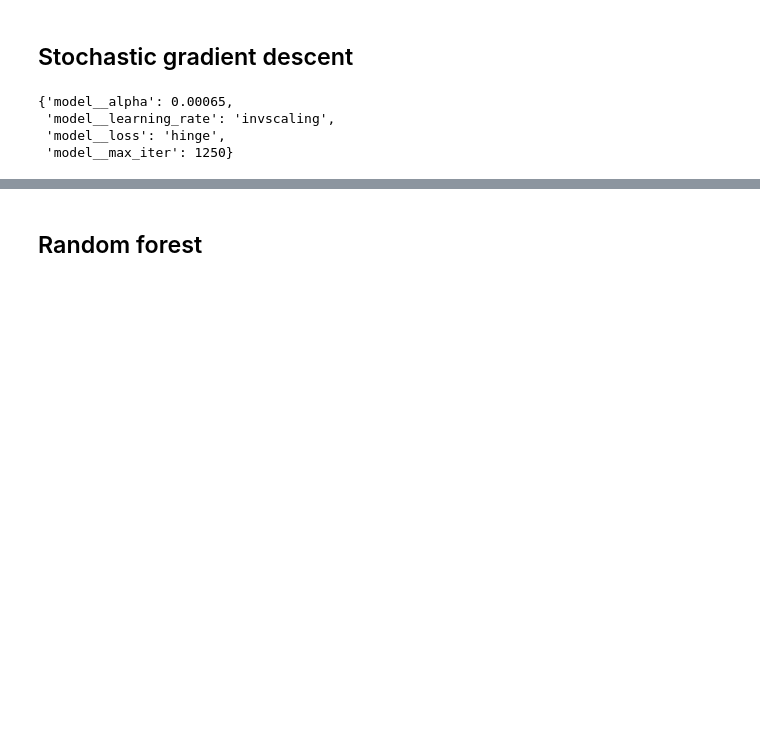
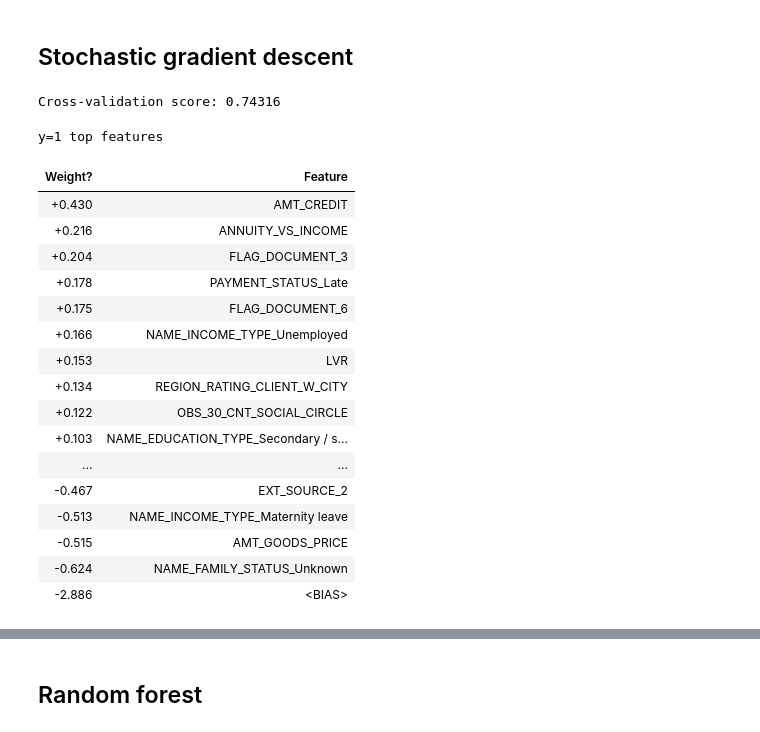
Before and after one commit to Gedas-LT/kaggle-home-credit, a Jupyter notebook: notebook.ipynb, the cells around one changed output, grey strips where cells are left out. Drawn from its saved outputs; the diff is of its cells as text; code cells hidden in the pictures; blank space fills up the shorter version.

```diff
--- a/notebook.ipynb
+++ b/notebook.ipynb
@@ -899,7 +895,7 @@ Wall time: 2.45 s
 # %% [markdown]
 ## Stochastic gradient descent
 # %%
-sgd = SGDClassifier(random_state=42, eta0=0.00001)
+sgd = SGDClassifier(loss="log", random_state=42)
 # %%
 sgd_pipe = Pipeline(
     steps=[
@@ -919,6 +915,58 @@ sgd_pipe = Pipeline(
         ("model", sgd)
     ]
 )
+# %%
+sgd_pipe.fit(X_train, y_train)
+sgd_probs = sgd_pipe.predict_proba(X_val)
+sgd_score_rt = round(roc_auc_score(y_val, sgd_probs[:, 1]), 5)
+print("Cross-validation score:", sgd_score_rt)
+# %% [output]
+Cross-validation score: 0.74316
+# %%
+# Dataframe with all additional columns from custom transfomers used in SGDClassifier pipeline.
+
+sgd_df = X_train.copy()
+
+sgd_df = blend_organization_type(input_df=sgd_df)
+sgd_df = credit_card_dpd(input_df=sgd_df, credit_card_df=credit_card_balance)
+sgd_df = flag_insurance(input_df=sgd_df)
+sgd_df = pandas_binning(input_df=sgd_df, feature="AGE", bins=age_bins, labels=age_labels)
+sgd_df = prev_credit_type_counter(input_df=sgd_df, previous_application_df=previous_application)
+sgd_df = prev_flag_insurance(input_df=sgd_df, previous_application_df=previous_application)
+sgd_df = annuity_income_ratio(input_df=sgd_df)
+sgd_df = prev_annuity_income_ratio(input_df=sgd_df, previous_application_df=previous_application)
+sgd_df = enquiries(input_df=sgd_df, enquiries_list=enquiries_list)
+sgd_df = prev_dpd_flag(input_df=sgd_df, bureau_balance_df=bureau_balance, bureau_df=bureau, dpd_notation=dpd_notation)
+sgd_df = installments_version(input_df=sgd_df, installments_payments_df=installments_payments)
+# %%
+# Steps for getting names of features used in ELI5.
+
+features_before_ohe = sgd_pipe.named_steps["preprocessor"].transformers_[0][2]
+sgd_features = sgd_pipe.named_steps["preprocessor"].named_transformers_["cat_transformer"].get_feature_names_out(features_before_ohe).tolist()
+remainder_features_indexes = sgd_pipe.named_steps["preprocessor"].transformers_[1][2]
+remainder_features = sgd_df.columns[remainder_features_indexes]
+sgd_features.extend(remainder_features)
+# %%
+eli5.explain_weights(sgd_pipe.named_steps["model"], top=30, feature_names=sgd_features)
+# %% [output]
+y=1 top features
+| Weight? | Feature |
+| +0.430 | AMT_CREDIT |
+| +0.216 | ANNUITY_VS_INCOME |
+| +0.204 | FLAG_DOCUMENT_3 |
+| +0.178 | PAYMENT_STATUS_Late |
+| +0.175 | FLAG_DOCUMENT_6 |
+| +0.166 | NAME_INCOME_TYPE_Unemployed |
+| +0.153 | LVR |
+| +0.134 | REGION_RATING_CLIENT_W_CITY |
+| +0.122 | OBS_30_CNT_SOCIAL_CIRCLE |
+| +0.103 | NAME_EDUCATION_TYPE_Secondary / s... |
+| ... | ... |
+| -0.467 | EXT_SOURCE_2 |
+| -0.513 | NAME_INCOME_TYPE_Maternity leave |
+| -0.515 | AMT_GOODS_PRICE |
+| -0.624 | NAME_FAMILY_STATUS_Unknown |
+| -2.886 | <BIAS> |
 # %%
 param_grid = {
     "model__loss": ["hinge"],
@@ -932,8 +980,3 @@ param_search.fit(X_train, y_train)
 # %%
-best_params = param_search.best_params_
-best_params
+#best_params = param_search.best_params_
+#best_params
-# %% [output]
-{'model__alpha': 0.00065,
- 'model__learning_rate': 'invscaling',
- 'model__loss': 'hinge',
- 'model__max_iter': 1250}
```
Also changed, not shown: parts of 35 cells of this notebook, 1 other file.
